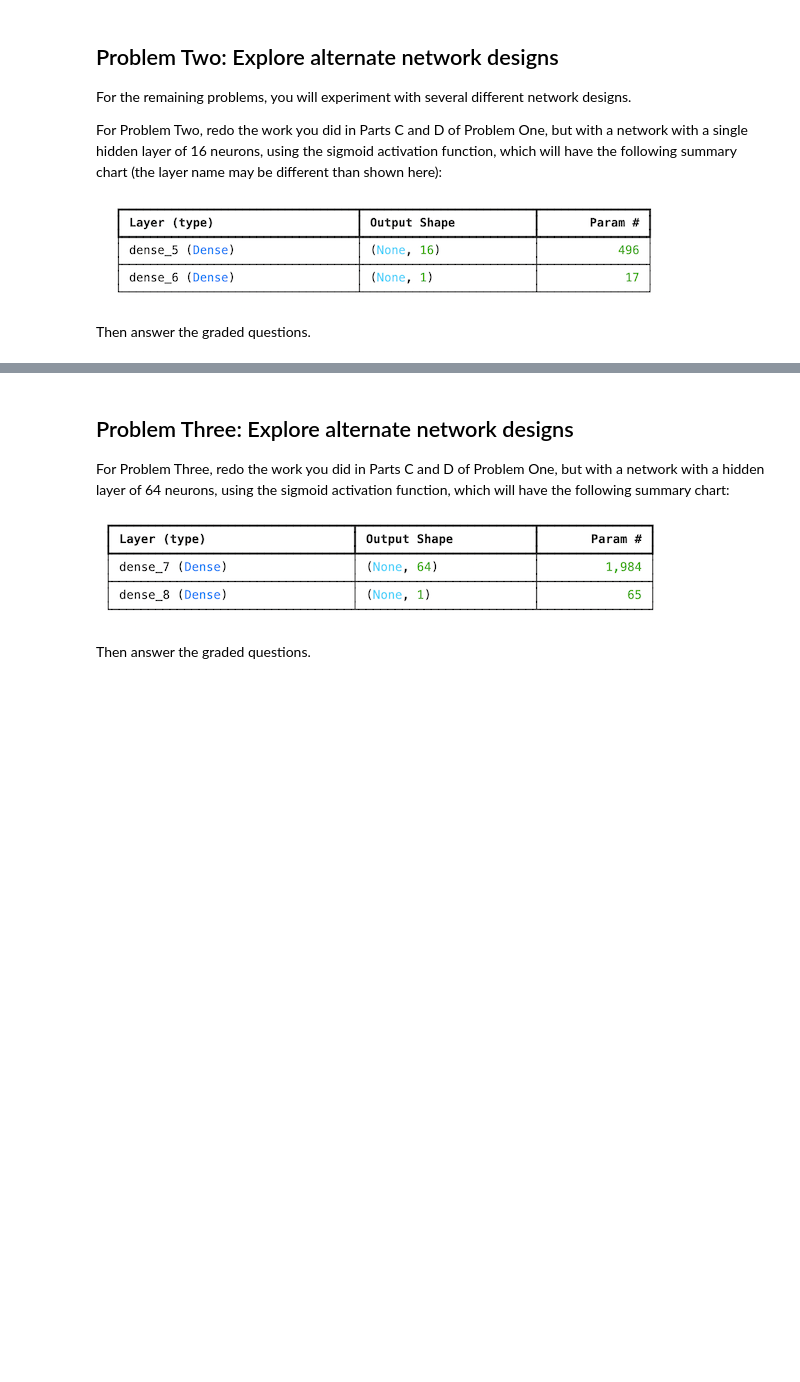
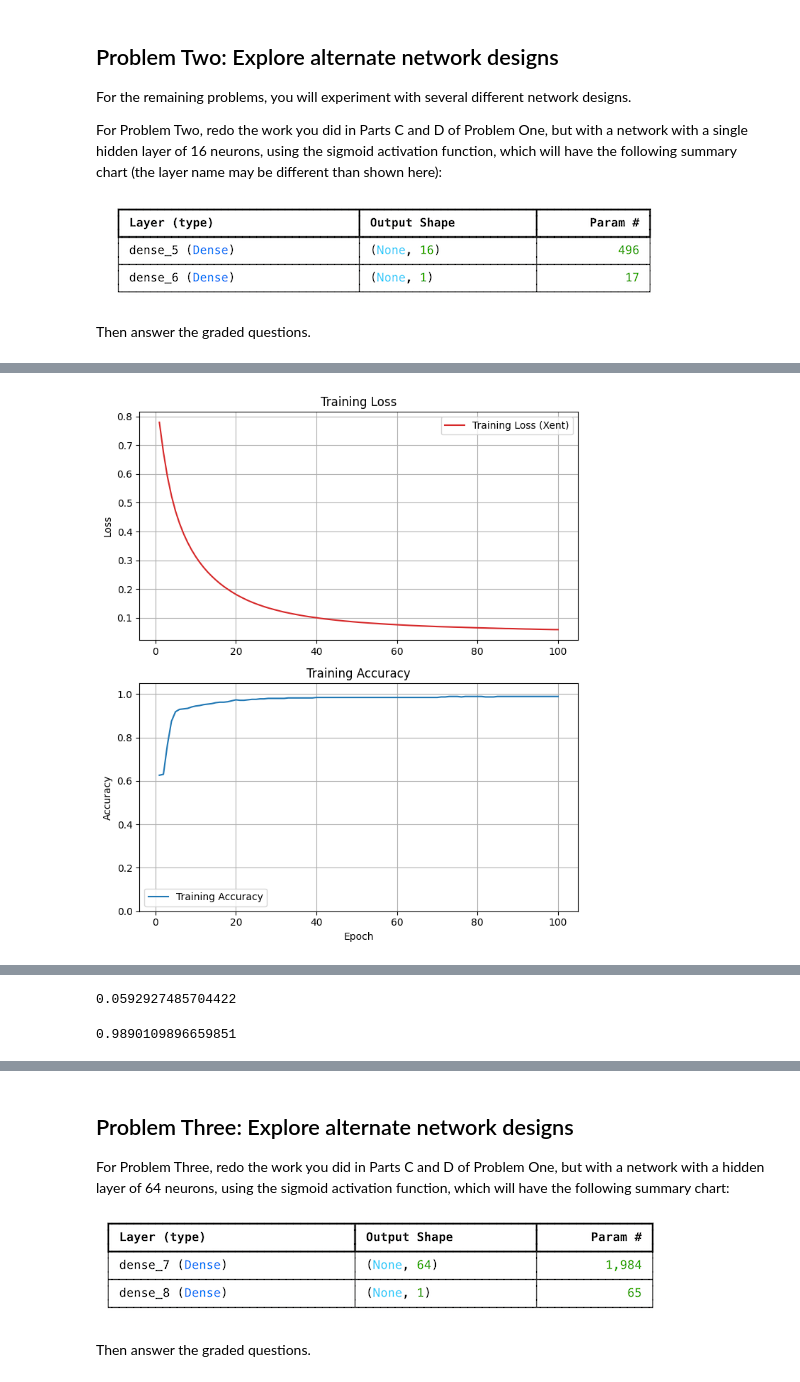
Before and after one commit to calebhadley1/Advanced_ML_and_AI_Coursework, a Jupyter notebook: Homework_01.ipynb, the cells around one changed output, grey strips where cells are left out. Saved outputs shown, nothing was run; the diff lists cells and outputs as text; code cells hidden in the pictures; blank space fills up the shorter version.

```diff
--- a/Homework_01.ipynb
+++ b/Homework_01.ipynb
@@ -430,3 +443,10 @@ will have the following summary chart (the layer name may be different than show
 Then answer the graded questions.
 # %%
 # Your code here, add additional cells if you wish
+model_2 = keras.Sequential(
+    [
+        keras.layers.Input(shape=(X_train.shape[1],)),     # Explicit input layer
+        keras.layers.Dense(16, activation="sigmoid"),
+        keras.layers.Dense(1, activation="sigmoid")
+    ]
+)
@@ -432,0 +467,9 @@ Then answer the graded questions.
+# %%
+model_2.compile(optimizer='adam', loss='binary_crossentropy', metrics=['accuracy'])
+# %%
+model_2_history = model_2.fit(
+    X_train_scaled,
+    y_train,
+    epochs=n_epochs,
+    class_weight=class_weights_dict,
+)
@@ -432,0 +494,4 @@ Then answer the graded questions.
+# %%
+plot_history(model_2_history)
+# %% [output]
+[figure, added]
@@ -432,0 +500,8 @@ Then answer the graded questions.
+# %%
+model_2_history.history['loss'][-1]
+# %% [output]
+0.0592927485704422
+# %%
+model_2_history.history['accuracy'][-1]
+# %% [output]
+0.9890109896659851
```
Also changed, not shown: parts of 9 cells of this notebook.
